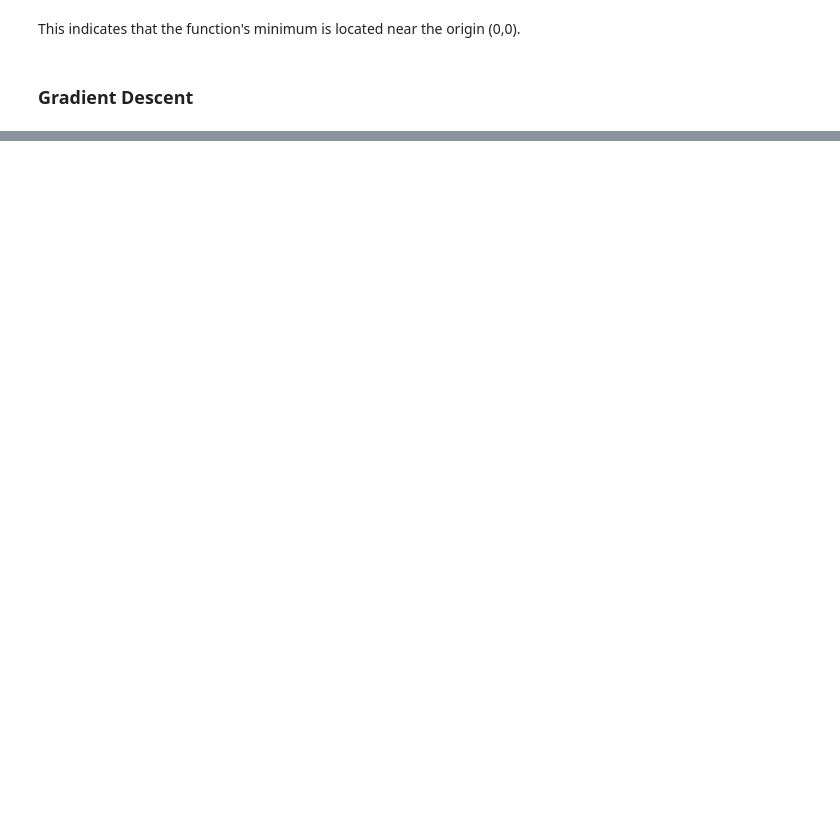
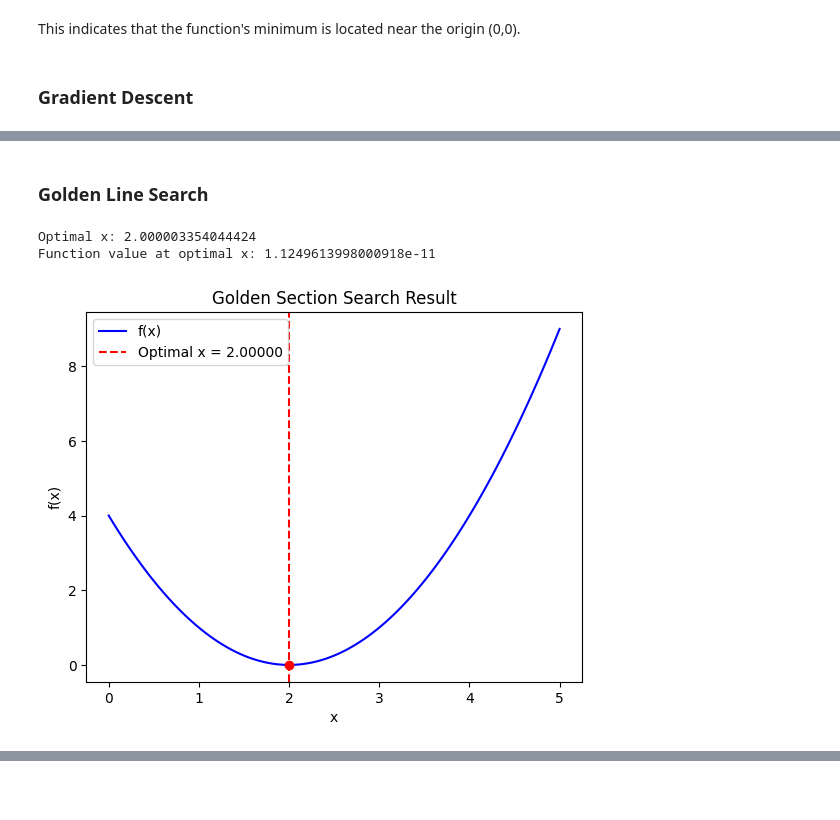
Before and after one commit to yeezerdaw/Optimization-Algorithms, a Jupyter notebook: OTDS.ipynb, the cells around one changed output, grey strips where cells are left out. Saved outputs shown, nothing was run; the diff lists cells and outputs as text; code cells hidden in the pictures; blank space fills up the shorter version.

```diff
--- a/OTDS.ipynb
+++ b/OTDS.ipynb
@@ -118,0 +155,61 @@ Function value at optimized x: 2.2713710134237736e-13
+# %% [markdown]
+### Golden Line Search
+# %%
+def golden_section_search(f, a, b, tol=1e-5, max_iter=1000):
+    c = 0.618
+    x1 = b - c * (b - a)
+    x2 = a + c * (b - a)
+    f_x1 = f(x1)
+    f_x2 = f(x2)
+    k = 1
+
+    while abs(b - a) > tol and k < max_iter:
+        if f_x1 < f_x2:
+            b = x2
+            x2 = x1
+            f_x2 = f_x1
+            x1 = b - c * (b - a)
+            f_x1 = f(x1)
+        else:
+            a = x1
+            x1 = x2
+            f_x1 = f_x2
+            x2 = a + c * (b - a)
+            f_x2 = f(x2)
+        k += 1
+
+    x_star = (a + b) / 2
+    f_star = f(x_star)
+    return x_star, f_star
+
+def func(x):
+    result = (x - 2)**2
+    return result
+
+a = 0
+b = 5
+tolerance = 1e-5
+
+optimal_x, optimal_value = golden_section_search(func, a, b, tolerance)
+
+print("Optimal x:", optimal_x)
+print("Function value at optimal x:", optimal_value)
+
+
+import numpy as np
+import matplotlib.pyplot as plt
+
+x_range = np.linspace(a, b, 100)
+y_range = [func(x) for x in x_range]
+plt.plot(x_range, y_range, 'b-', label="f(x)")
+plt.axvline(optimal_x, color='r', linestyle='--', label=f"Optimal x = {optimal_x:.5f}")
+plt.scatter(optimal_x, optimal_value, color='r', zorder=5)
+plt.xlabel("x")
+plt.ylabel("f(x)")
+plt.title("Golden Section Search Result")
+plt.legend()
+plt.show()
+# %% [output]
+Optimal x: 2.000003354044424
+Function value at optimal x: 1.1249613998000918e-11
+[figure, added]
```
Also changed, not shown: parts of 5 cells of this notebook.
